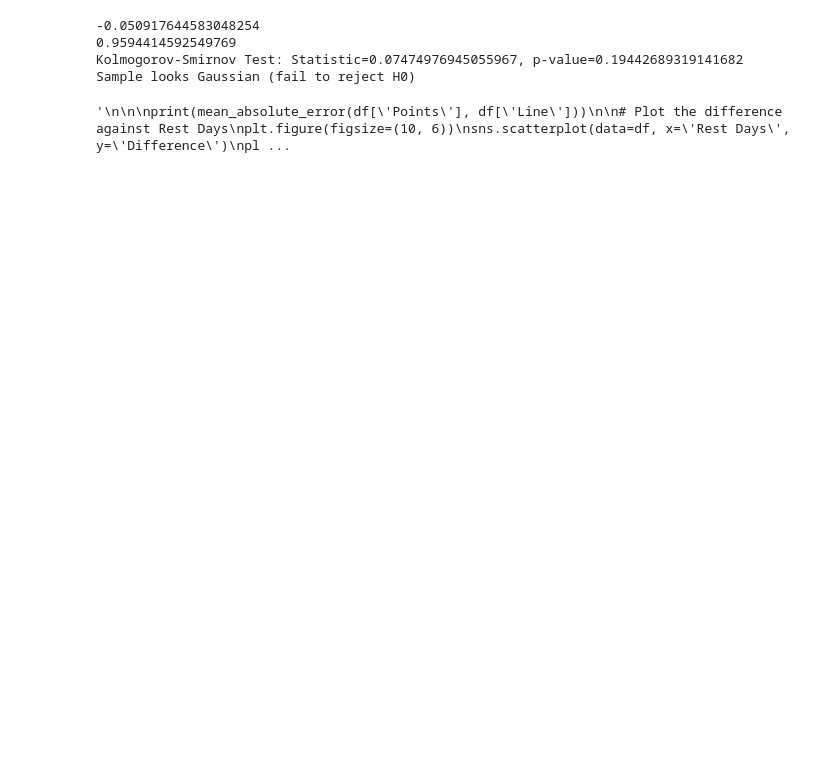
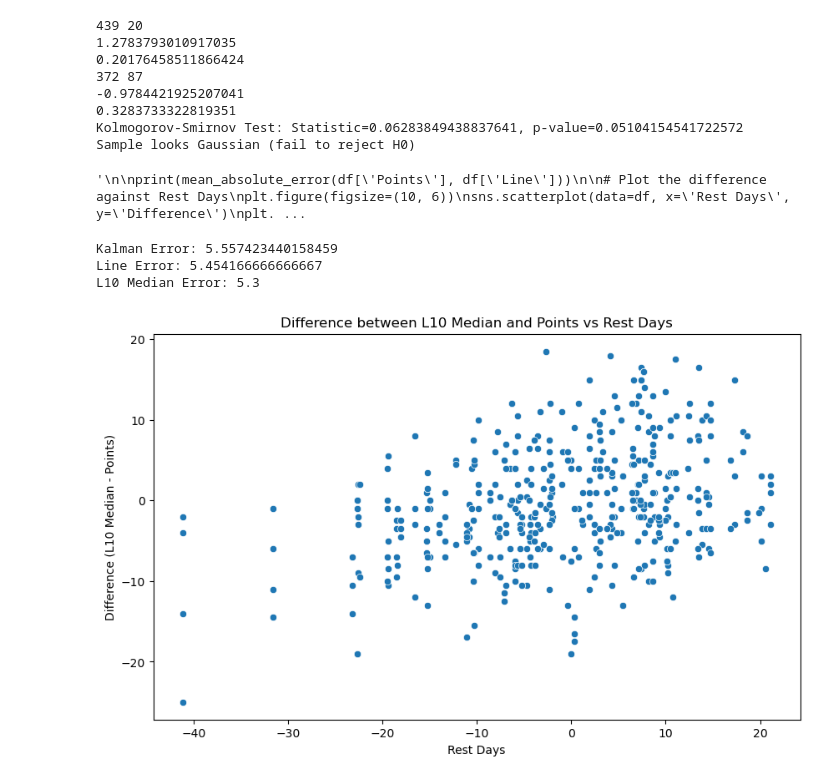
Before and after one commit to chessgoose/nba-ml-predictions, a Jupyter notebook: data_exploration.ipynb, the cells around one changed output. Drawn from its saved outputs; the diff is of its cells as text; code cells hidden in the pictures; blank space fills up the shorter version.

```diff
--- a/data_exploration.ipynb
+++ b/data_exploration.ipynb
@@ -53,15 +56,25 @@ plt.show()
 
 # Perform independent samples t-test
 # Statitical difference between home and away games avarage?
-points_home_0 = df[df["Rest Days"] != 1]["Difference"].values
-points_home_1 = df[df["Rest Days"] == 1]["Difference"].values
-print(points_home_0)
-print(points_home_1)
+
+# Is there a significant difference between players that seem to be doing well recently
+# No lmao
+cutoff = 1.2
+points_home_0 = df[df["Recent T"] <= cutoff]["Difference"].values
+points_home_1 = df[df["Recent T"] > cutoff]["Difference"].values
+print(len(points_home_0), len(points_home_1))
 t_stat, p_value = ttest_ind(np.array(points_home_0), np.array(points_home_1))
 print(t_stat)
 print(p_value)
 
-
+# Rest Days t-test
+days = 3
+points_home_0 = df[df["Rest Days"] <= days]["Difference"].values
+points_home_1 = df[df["Rest Days"] > days]["Difference"].values
+print(len(points_home_0), len(points_home_1))
+t_stat, p_value = ttest_ind(np.array(points_home_0), np.array(points_home_1))
+print(t_stat)
+print(p_value)
 
 # Kolmogorov-Smirnov Test
 data = np.array(df['Difference'])
@@ -76,19 +89,6 @@ else:
 
 
 """
-
-
-
-
-print(mean_absolute_error(df['Points'], df['Line']))
-
-# Plot the difference against Rest Days
-plt.figure(figsize=(10, 6))
-sns.scatterplot(data=df, x='Rest Days', y='Difference')
-plt.title('Difference between L10 Median and Points vs Rest Days')
-plt.xlabel('Rest Days')
-plt.ylabel('Difference (L10 Median - Points)')
-plt.show()
 
 # Calculate the correlation between Rest Days and Difference
 correlation = df['My PPG'].corr(df['Difference'])
@@ -122,11 +122,40 @@ sns.barplot(x='Home', y='OU Result', data=df)
 plt.show()
 """
 # %% [output]
--0.050917644583048254
-0.9594414592549769
-Kolmogorov-Smirnov Test: Statistic=0.07474976945055967, p-value=0.19442689319141682
+439 20
+1.2783793010917035
+0.20176458511866424
+372 87
+-0.9784421925207041
+0.3283733322819351
+Kolmogorov-Smirnov Test: Statistic=0.06283849438837641, p-value=0.05104154541722572
 Sample looks Gaussian (fail to reject H0)
-'\n\n\nprint(mean_absolute_error(df[\'Points\'], df[\'Line\']))\n\n# Plot the difference against Rest Days\nplt.figure(figsize=(10, 6))\nsns.scatterplot(data=df, x=\'Rest Days\', y=\'Difference\')\npl ...
+'\n\nprint(mean_absolute_error(df[\'Points\'], df[\'Line\']))\n\n# Plot the difference against Rest Days\nplt.figure(figsize=(10, 6))\nsns.scatterplot(data=df, x=\'Rest Days\', y=\'Difference\')\nplt. ...
+# %%
+# Estimate median absolute error for all estimators
+print(f"Kalman Error: {mean_absolute_error(df['Points'], df['Kalman'])}")
+print(f"Line Error: {mean_absolute_error(df['Points'], df['L10 Median'])}")
+print(f"L10 Median Error: {mean_absolute_error(df['Points'], df['Line'])}")
+
+# L10 Median is a LESS BIASED estimator of the median of points than the line itself LMFAO
+# %% [output]
+Kalman Error: 5.557423440158459
+Line Error: 5.454166666666667
+L10 Median Error: 5.3
+# %%
+
+# Plot the difference against Rest Days
+plt.figure(figsize=(10, 6))
+sns.scatterplot(data=df, x='Relative Performance', y='Difference')
+plt.title('Difference between L10 Median and Points vs Rest Days')
+plt.xlabel('Rest Days')
+plt.ylabel('Difference (L10 Median - Points)')
+plt.show()
+
+# Relative performance vs team performance
+# We should really be seeing a PARABOLIC trend -- player performance is maximized if it is a close game (i.e. points = -10 to 10) and minimized otherwise (points = 20 and above)
+# %% [output]
+[figure, added]
 # %%
 # Histograms
 df.hist(bins=30, figsize=(10, 10))
```
Also changed, not shown: parts of 3 cells of this notebook, 7 other files.
